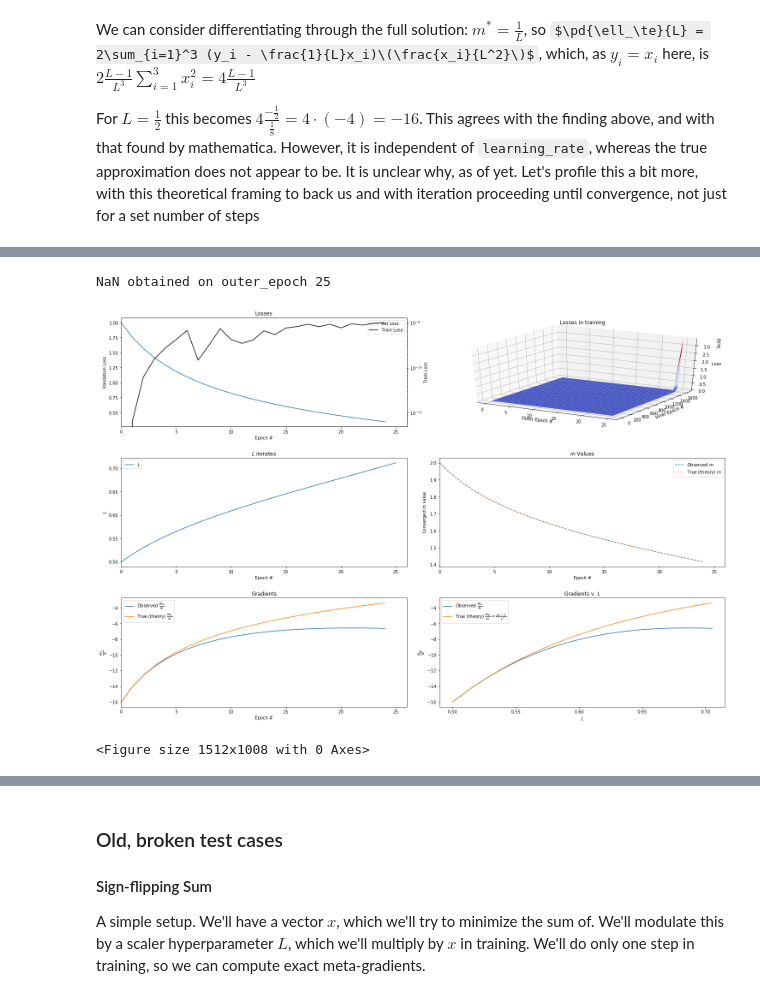
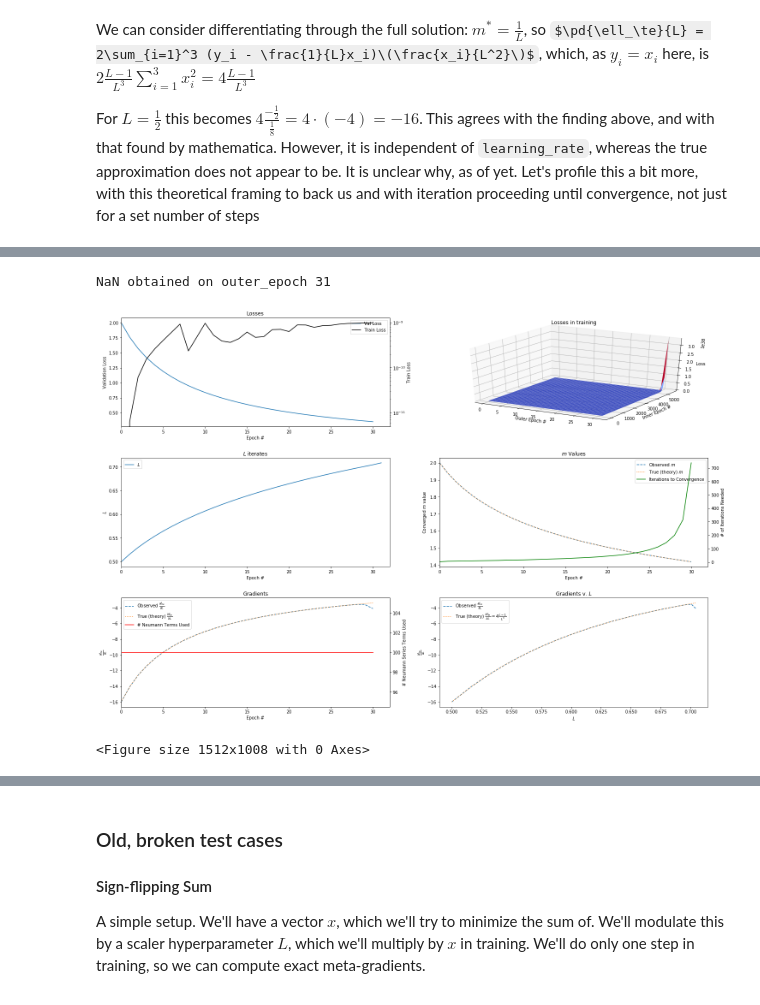
Before and after one commit to mmcdermott/pytorch_implicit_gradients, a Jupyter notebook: Jupyter Notebooks/Implicit Gradients Tests.ipynb, the cells around one changed output, grey strips where cells are left out. Saved outputs shown, nothing was run; the diff lists cells and outputs as text; code cells hidden in the pictures; some formulas as TeX source.

```diff
--- a/Jupyter Notebooks/Implicit Gradients Tests.ipynb
+++ b/Jupyter Notebooks/Implicit Gradients Tests.ipynb
@@ -108,12 +143,12 @@ For $L = \frac{1}{2}$ this becomes $4 \frac{-\frac{1}{2}}{\frac{1}{8}} = 4\cdot(
 def run_simple_model(
     L_lr = 0.001, L_init=0.5, m_init=-1.0, use_exact_grad=False,
     thresh=1e-9, num_hvp_iters=None, iter_cap = 100000, learning_rate=1.0,
-    W = 7, num_outer_epochs=40,
+    W = 7, num_outer_epochs=40, num_hvp_iters_mult=1,
 ):
     L = torch.tensor(L_init).requires_grad_(True)
 
     ms, Ls, train_losses, losses, grads, iters_needed = [], [], [], [], [], []
-    true_grads, losses_in_training = [], []
+    true_grads, losses_in_training, num_hvp_iters_used = [], [], []
     for outer_epoch in range(num_outer_epochs):
         x = torch.tensor([-1, 0, 1])
         y = torch.tensor([-1, 0, 1])
@@ -155,12 +190,13 @@ def run_simple_model(
 
         if use_exact_grad: out = [true_grad]
         else:
-            if num_hvp_iters is None: num_hvp_iters = i
-            E = NeumannInverseHessianApproximationEngine(num_hvp_iters, False)
+            real_num_hvp_iters = int(i*num_hvp_iters_mult) if num_hvp_iters is None else num_hvp_iters
+            E = NeumannInverseHessianApproximationEngine(real_num_hvp_iters, False)
             out = E.implicit_grad(
                 val_grad, train_loss, [m], [L], learning_rate, direct_val_meta_grad=None
             )
 
+        num_hvp_iters_used.append(real_num_hvp_iters)
         ms.append(float(m.detach().cpu().numpy()))
         Ls.append(float(L.detach().cpu().numpy()))
         losses.append(float(val_loss.detach().cpu().numpy()))
@@ -198,11 +234,15 @@ def run_simple_model(
     ax_m.set_xlabel("Epoch #")
     ax_m.set_ylabel("Converged $m$ value")
     ax_m.set_xlim(0, len(Ls)+1)
+    ax_iters = ax_m.twinx()
+    ax_iters.set_ylabel("# of Iterations Needed")
 
     ax_grad.set_title("Gradients")
     ax_grad.set_xlabel("Epoch #")
     ax_grad.set_ylabel("$\\frac{\\partial \\ell_{te}}{\\partial L}$")
     ax_grad.set_xlim(0, len(Ls)+1)
+    ax_num_hvp_iters = ax_grad.twinx()
+    ax_num_hvp_iters.set_ylabel("# Neumann Series Terms Used")
 
     ax_grad_by_L.set_title("Gradients v. $L$")
     ax_grad_by_L.set_xlabel("$L$")
@@ -246,24 +286,27 @@ def run_simple_model(
     true_Ms = [1/l for l in Ls]
     obs_m_h, = ax_m.plot(ms, label="Observed $m$", linestyle='dashed')
     true_m_h, = ax_m.plot(true_Ms, label="True (theory) $m$", linestyle='dotted')
-    handles.extend([obs_m_h, true_m_h])
-    labels.extend(["Observed $m$", "True (theory) $m$"])
+    iters_h, = ax_iters.plot(iters_needed, label="Iterations to Convergence", color='g')
+    handles.extend([obs_m_h, true_m_h, iters_h])
+    labels.extend(["Observed $m$", "True (theory) $m$", "Iterations to Convergence"])
     ax_m.legend(handles, labels)
     handles, labels = [], []
 
-    obs_grad_h, = ax_grad.plot(grads)
-    true_grad_h, = ax_grad.plot(true_grads)
-    handles.extend([obs_grad_h, true_grad_h])
+    obs_grad_h, = ax_grad.plot(grads, linestyle='dashed')
+    true_grad_h, = ax_grad.plot(true_grads, linestyle='dotted')
+    hvp_iters_h, = ax_num_hvp_iters.plot(num_hvp_iters_used, color='r')
+    handles.extend([obs_grad_h, true_grad_h, hvp_iters_h])
     labels.extend([
         "Observed $\\frac{\\partial \\ell_{te}}{\\partial L}$",
         "True (theory) $\\frac{\\partial \\ell_{te}}{\\partial L}$",
+        "# Neumann Terms Used"
     ])
     ax_grad.legend(handles, labels)
     handles, labels = [], []
 
     order = np.argsort(Ls)
-    obs_grad_L_h, = ax_grad_by_L.plot(np.array(Ls)[order], np.array(grads)[order])
-    true_grad_L_h, = ax_grad_by_L.plot(np.array(Ls)[order], np.array(true_grads)[order])
+    obs_grad_L_h, = ax_grad_by_L.plot(np.array(Ls)[order], np.array(grads)[order], linestyle='dashed')
+    true_grad_L_h, = ax_grad_by_L.plot(np.array(Ls)[order], np.array(true_grads)[order], linestyle='dotted')
     handles.extend([obs_grad_L_h, true_grad_L_h])
     labels.extend([
         "Observed $\\frac{\\partial \\ell_{te}}{\\partial L}$",
@@ -281,6 +347,6 @@ run_simple_model(learning_rate=2)
 # %%
-run_simple_model(learning_rate=1)
+run_simple_model(learning_rate=1, num_hvp_iters=100)
 # %% [output]
-NaN obtained on outer_epoch 25
+NaN obtained on outer_epoch 31
-[figure, old version]
+[figure, new version]
 <Figure size 1512x1008 with 0 Axes>
```
Also changed, not shown: parts of 15 cells of this notebook, 1 other file.
